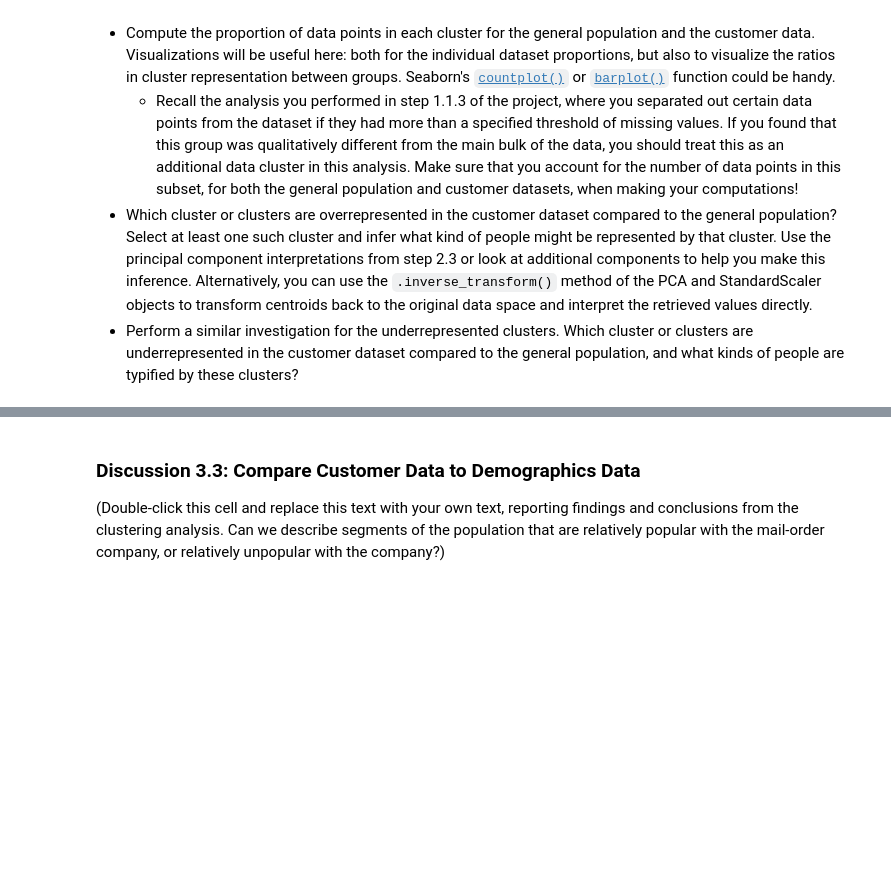
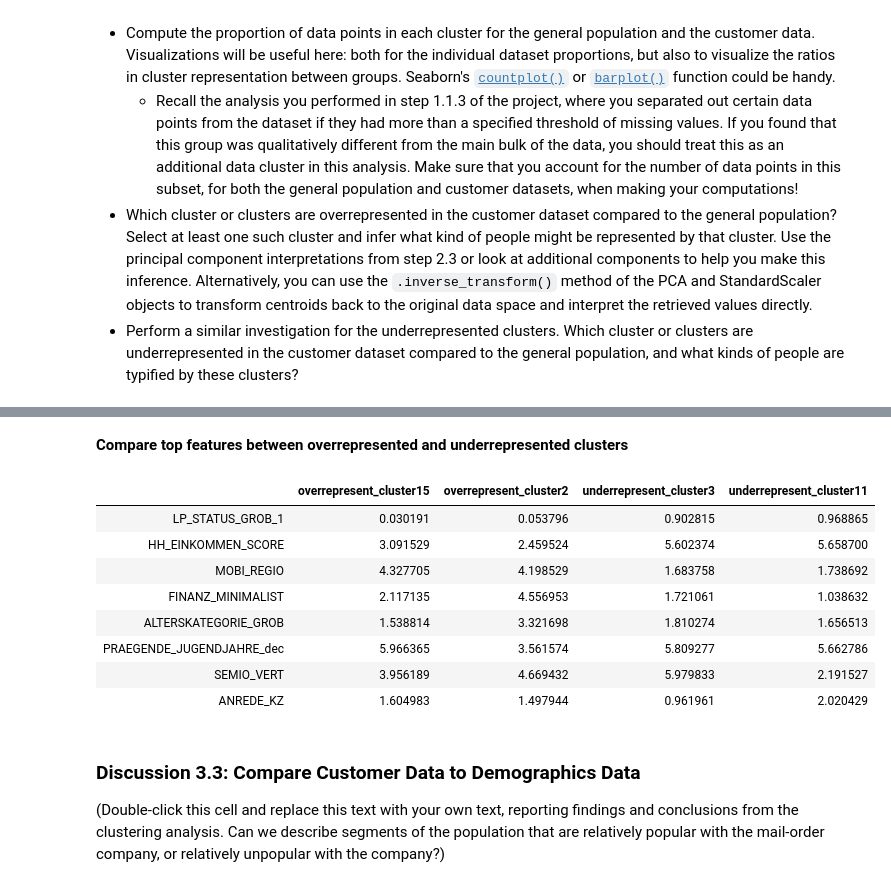
Before and after one commit to sclkan/Identify-Customer-Segments, a Jupyter notebook: Identify_Customer_Segments.ipynb, the cells around one changed output, grey strips where cells are left out. Drawn from its saved outputs; the diff is of its cells as text; code cells hidden in the pictures; blank space fills up the shorter version.

```diff
--- a/Identify_Customer_Segments.ipynb
+++ b/Identify_Customer_Segments.ipynb
@@ -1126,0 +1094,3 @@ Counter({0: 2.4311167370072893,
+# %%
+cluster_15 = over_df['overrepresent_cluster15'].loc[key_features]
+cluster_2 = over_df['overrepresent_cluster2'].loc[key_features]
@@ -1127,3 +1117,26 @@ Counter({0: 2.4311167370072893,
+# %%
+#Select the top 2 underrepresented clusters and convert to DataFrame for analysis
+under_list = [inverse(3), inverse(11)]
+under_df = pd.DataFrame(under_list, columns=encoded.columns, index=['underrepresent_cluster3','underrepresent_cluster11']).transpose()
+# %%
+cluster_3 = under_df['underrepresent_cluster3'].loc[key_features]
+cluster_11 =under_df['underrepresent_cluster11'].loc[key_features]
+# %% [markdown]
+**Compare top features between overrepresented and underrepresented clusters**
+# %%
+full_df = pd.concat([cluster_15, cluster_2, cluster_3, cluster_11], axis=1, sort=False)
+# %%
+full_df
+# %% [output]
+|  | overrepresent_cluster15 | overrepresent_cluster2 | underrepresent_cluster3 | underrepresent_cluster11 |
+| LP_STATUS_GROB_1 | 0.030191 | 0.053796 | 0.902815 | 0.968865 |
+| HH_EINKOMMEN_SCORE | 3.091529 | 2.459524 | 5.602374 | 5.658700 |
+| MOBI_REGIO | 4.327705 | 4.198529 | 1.683758 | 1.738692 |
+| FINANZ_MINIMALIST | 2.117135 | 4.556953 | 1.721061 | 1.038632 |
+| ALTERSKATEGORIE_GROB | 1.538814 | 3.321698 | 1.810274 | 1.656513 |
+| PRAEGENDE_JUGENDJAHRE_dec | 5.966365 | 3.561574 | 5.809277 | 5.662786 |
+| SEMIO_VERT | 3.956189 | 4.669432 | 5.979833 | 2.191527 |
+| ANREDE_KZ | 1.604983 | 1.497944 | 0.961961 | 2.020429 |
 # %% [markdown]
 ### Discussion 3.3: Compare Customer Data to Demographics Data
 
```
Also changed, not shown: parts of 27 cells of this notebook.
